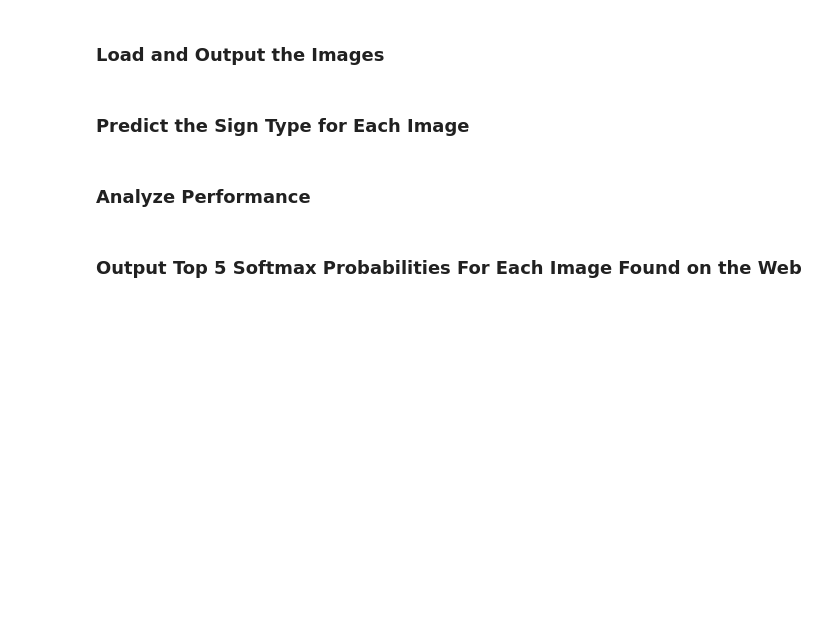
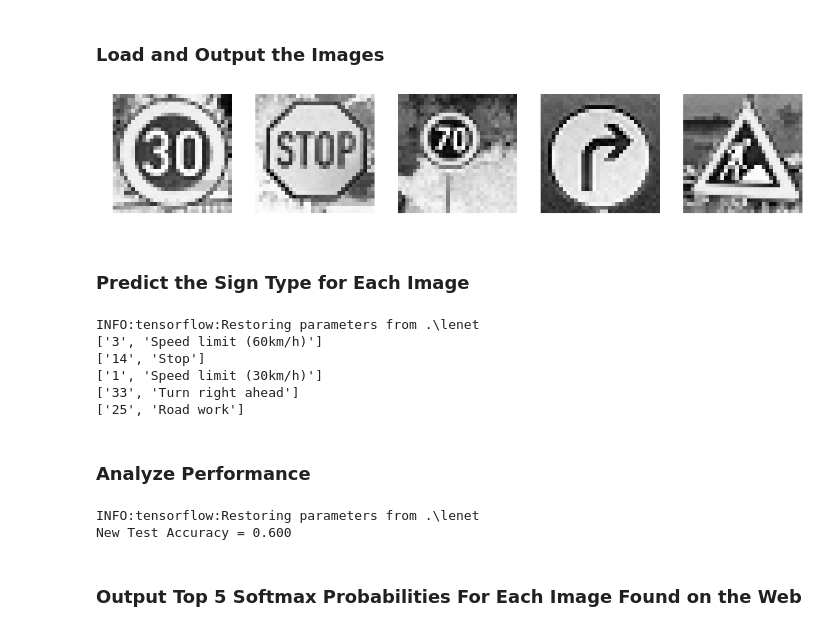
Before and after one commit to nickpoerio/CarND-Traffic-Sign-Classifier-Project, a Jupyter notebook: Traffic_Sign_Classifier.ipynb, the cells around one changed output. Saved outputs shown, nothing was run; the diff lists cells and outputs as text; code cells hidden in the pictures; blank space fills up the shorter version.

```diff
--- a/Traffic_Sign_Classifier.ipynb
+++ b/Traffic_Sign_Classifier.ipynb
@@ -450,6 +451,8 @@ with tf.Session() as sess:
         print("EPOCH {} ...".format(i+1))
         print("Validation Accuracy = {:.3f}".format(validation_accuracy))
         print()
+    test_accuracy = evaluate(X_test_n, y_test)
+    print("Test Accuracy = {:.3f}".format(accuracy))
 
     saver.save(sess, './lenet')
     print("Model saved")
@@ -479,14 +479,56 @@ You may find `signnames.csv` useful as it contains mappings from the class id (i
+# %%
+### Load the images and plot them here.
+### Feel free to use as many code cells as needed.
+import matplotlib.image as mpimg
+
+newfig = np.zeros((5,32,32,3))
+newfig1 = np.zeros((5,32,32))
+plt.figure(figsize=fgsz)
+
+
+for i in range(5):
+    a = mpimg.imread('internet_images/fig{}.jpg'.format(i+1),format='jpeg')
+    plt.subplot(1,5,i+1)
+    plt.axis('off')
+    newfig1[i] = cv2.cvtColor(a, cv2.COLOR_BGR2GRAY)
+    plt.imshow(newfig1[i],cmap='Greys')
+
+newfig1 = (newfig1-128)/128
+newfig1 = np.expand_dims(newfig1,axis=3)
+# %% [output]
+[figure, added]
 # %% [markdown]
 ### Predict the Sign Type for Each Image
 # %%
 ### Run the predictions here and use the model to output the prediction for each image.
 ### Make sure to pre-process the images with the same pre-processing pipeline used earlier.
 ### Feel free to use as many code cells as needed.
+prediction_operation = tf.argmax(logits, 1)
+
+with tf.Session() as sess:
+    saver.restore(sess, tf.train.latest_checkpoint('.'))
+    prediction = sess.run(prediction_operation,feed_dict={x: newfig1, keep_prob: 1.})
+    for i in prediction:
+        print(labels[i+1])
+# %% [output]
+INFO:tensorflow:Restoring parameters from .\lenet
+['3', 'Speed limit (60km/h)']
+['14', 'Stop']
+['1', 'Speed limit (30km/h)']
+['33', 'Turn right ahead']
+['25', 'Road work']
 # %% [markdown]
 ### Analyze Performance
 # %%
 ### Calculate the accuracy for these 5 new images.
 ### For example, if the model predicted 1 out of 5 signs correctly, it's 20% accurate on these new images.
+with tf.Session() as sess:
+    saver.restore(sess, tf.train.latest_checkpoint('.'))
+    accuracy = sess.run(accuracy_operation,feed_dict={x: newfig1,y:[1, 14, 4, 33, 25], keep_prob: 1.})
+    print("New Test Accuracy = {:.3f}".format(accuracy))
+# %% [output]
+INFO:tensorflow:Restoring parameters from .\lenet
+New Test Accuracy = 0.600
 # %% [markdown]
 ### Output Top 5 Softmax Probabilities For Each Image Found on the Web
 # %% [markdown]
```
Also changed, not shown: parts of 8 cells of this notebook, 9 other files.
